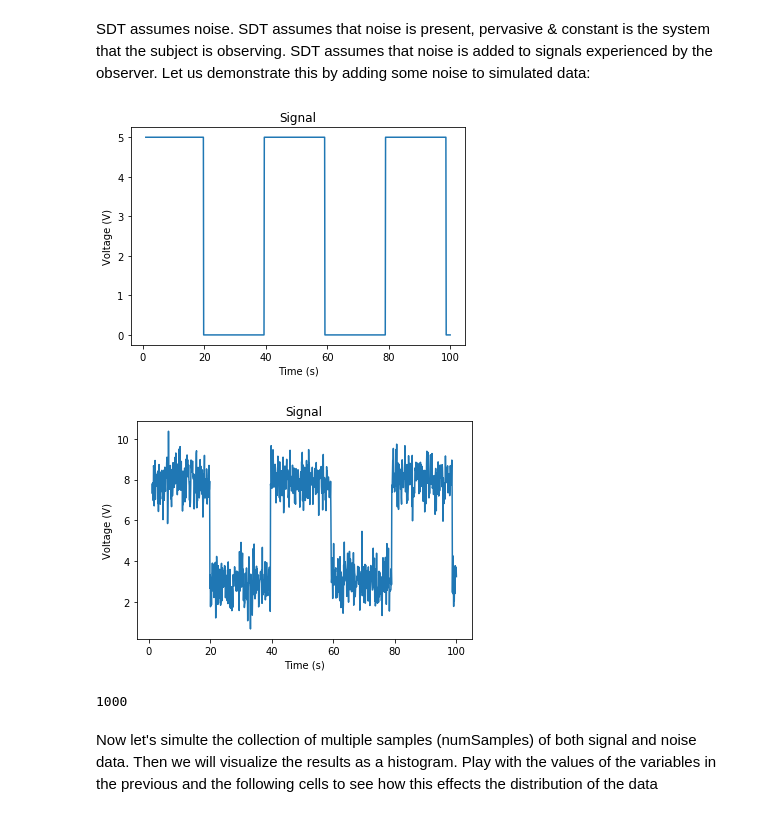
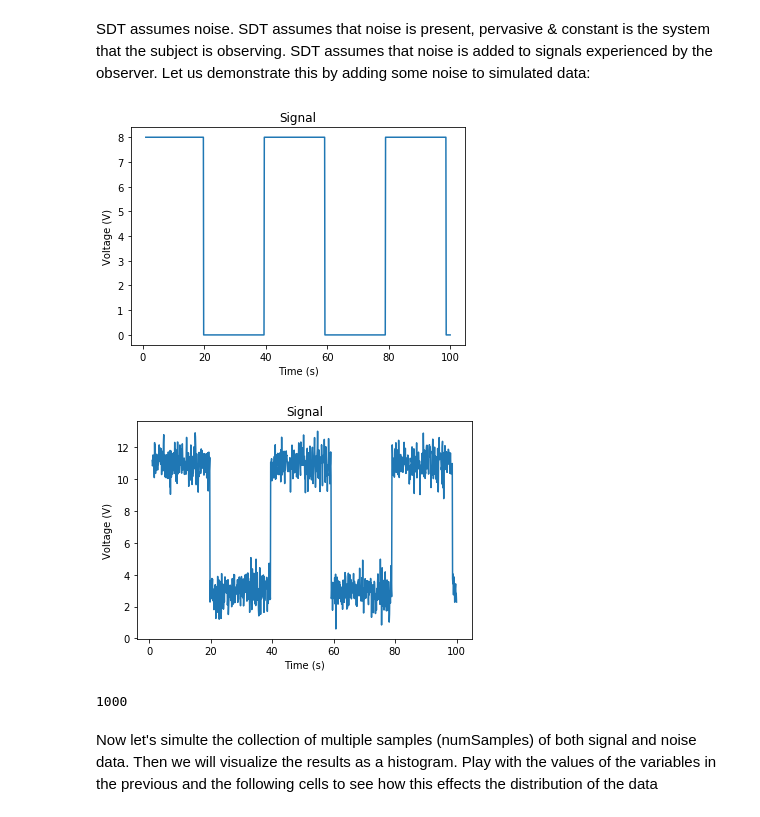
Before and after one commit to SmilodonCub/myAnaconda, a Jupyter notebook: SignalDetectionTheoryDEMO.ipynb, the cells around one changed output. Cells and saved outputs as stored; diff of their text form; code cells hidden in the pictures.

```diff
--- a/SignalDetectionTheoryDEMO.ipynb
+++ b/SignalDetectionTheoryDEMO.ipynb
@@ -16,7 +16,7 @@ SDT assumes noise. SDT assumes that noise is present, pervasive & constant is th
 #| |             __/ |
 #|_|            |___/
 mean_baseline = 3
-mean_signal = 5
+mean_signal = 8
 #
 #-------------------------------------------------------------------------------------------------------------------
 
@@ -31,35 +31,35 @@ x_volts = 5*np.sin(t/(2*np.pi))
 target_snr_db = 20
 # Calculate noise according to [2] then convert to watts
 noise_avg_db = sig_avg_db - target_snr_db
 noise_avg_watts = 10 ** (noise_avg_db / 10)
 # Generate an sample of white noise
 mean_noise = mean_baseline
 noise_volts = np.random.normal(mean_noise, np.sqrt(noise_avg_watts), len(y_volts))
 # Noise up the original signal
 y_volts = x_volts + noise_volts
 
 #square waves1
 sqrwv1 =  x_volts
 sqrwv1[sqrwv1 > 0] = mean_signal
 sqrwv1[sqrwv1 < 0] = 0
 sqrwv1_NOISE = sqrwv1 + noise_volts
 
 plt.plot(t, sqrwv1)
 plt.title('Signal')
 plt.ylabel('Voltage (V)')
 plt.xlabel('Time (s)')
 plt.show()
 
 plt.plot(t, sqrwv1_NOISE)
 plt.title('Signal')
 plt.ylabel('Voltage (V)')
 plt.xlabel('Time (s)')
 plt.show()
 
 print( len(y_volts))
 # %% [output]
-[figure, old version]
+[figure, new version]
-[figure, old version]
+[figure, new version]
 1000
 # %% [markdown]
 Now let's simulte the collection of multiple samples (numSamples) of both signal and noise data.
```
Also changed, not shown: parts of 4 cells of this notebook.
